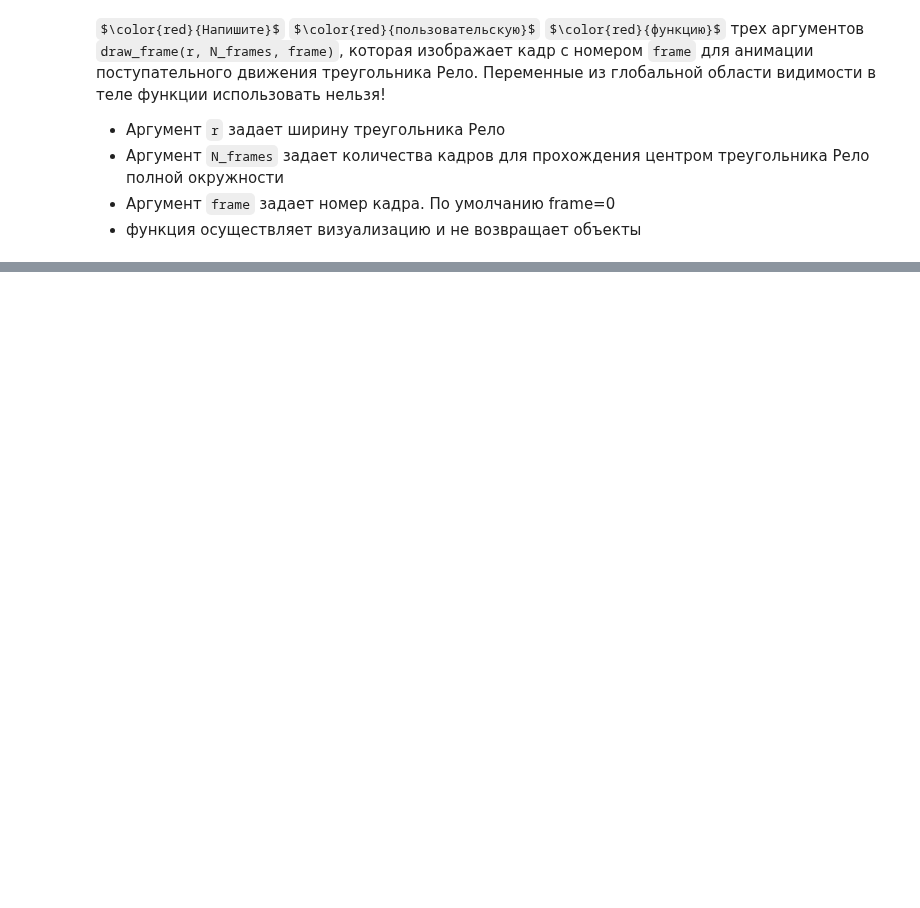
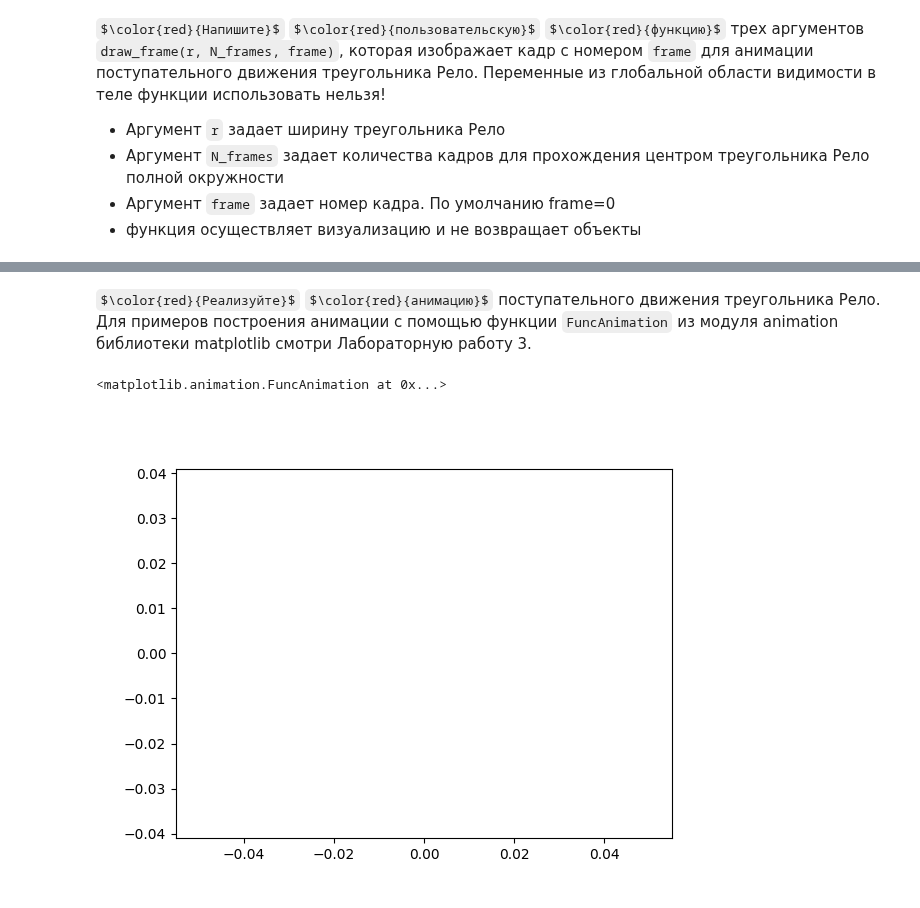
Before and after one commit to anshpak/jupyter-tasks, a Jupyter notebook: KM2_Lb05_Shpak.ipynb, the cells around one changed output, grey strips where cells are left out. Cells and saved outputs as stored; diff of their text form; code cells hidden in the pictures; some formulas as TeX source; blank space fills up the shorter version.

Commit message:
feat: try to create animation with non-working worst FuncAnimation function ever

```diff
--- a/KM2_Lb05_Shpak.ipynb
+++ b/KM2_Lb05_Shpak.ipynb
@@ -180,0 +176,13 @@ draw_frame(r=r, N_frames=N_frames, frame=40)
+# %% [markdown]
+$\color{red}{Реализуйте}$ $\color{red}{анимацию}$ поступательного движения треугольника Рело. Для примеров построения анимации с помощью функции <code>FuncAnimation</code> из модуля animation библиотеки matplotlib смотри Лабораторную работу 3.
+# %%
+fig_1 = plt.figure()
+plt.axis('equal')
+r = 10
+# N_frames = 100
+a = range(20)
+
+FuncAnimation(fig_1, draw_frame, frames = a, repeat = False, interval = 10)
+# %% [output]
+<matplotlib.animation.FuncAnimation at 0x...>
+[figure, added]
```
Also changed, not shown: parts of 8 cells of this notebook.
